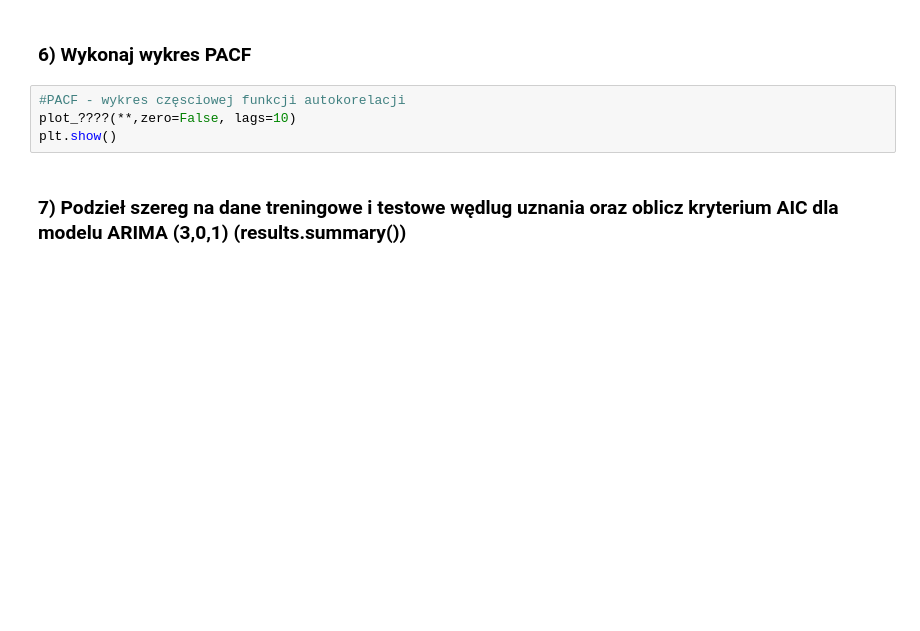
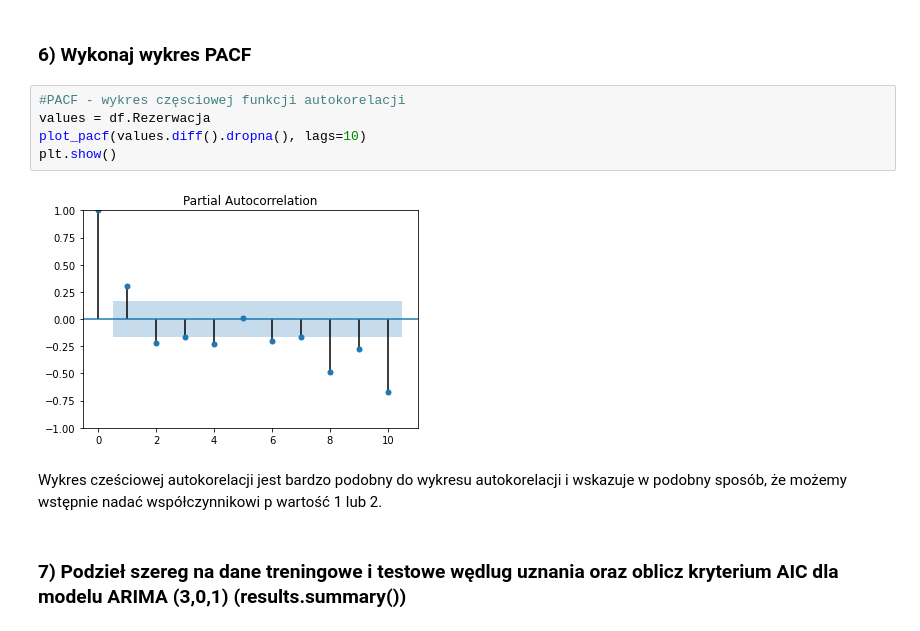
Before and after one commit to jakub-sacha/AiBD, a Jupyter notebook: laboratorium-10-jakub-sacha/raport.ipynb, the cells around one changed output. Cells and saved outputs as stored; diff of their text form; blank space fills up the shorter version.

```diff
--- a/laboratorium-10-jakub-sacha/raport.ipynb
+++ b/laboratorium-10-jakub-sacha/raport.ipynb
@@ -176,8 +235,13 @@ plt.show()
 ### 6) Wykonaj wykres PACF
 # %%
 #PACF - wykres częsciowej funkcji autokorelacji
-plot_????(**,zero=False, lags=10)
+values = df.Rezerwacja
+plot_pacf(values.diff().dropna(), lags=10)
 plt.show()
+# %% [output]
+[figure, added]
+# %% [markdown]
+Wykres cześciowej autokorelacji jest bardzo podobny do wykresu autokorelacji i wskazuje w podobny sposób, że możemy wstępnie nadać współczynnikowi p wartość 1 lub 2.
 # %% [markdown]
 ### 7) Podzieł szereg na dane treningowe i testowe wędlug uznania oraz oblicz kryterium  AIC dla modelu ARIMA (3,0,1) (results.summary())
 # %%
```
Also changed, not shown: parts of 20 cells of this notebook.
